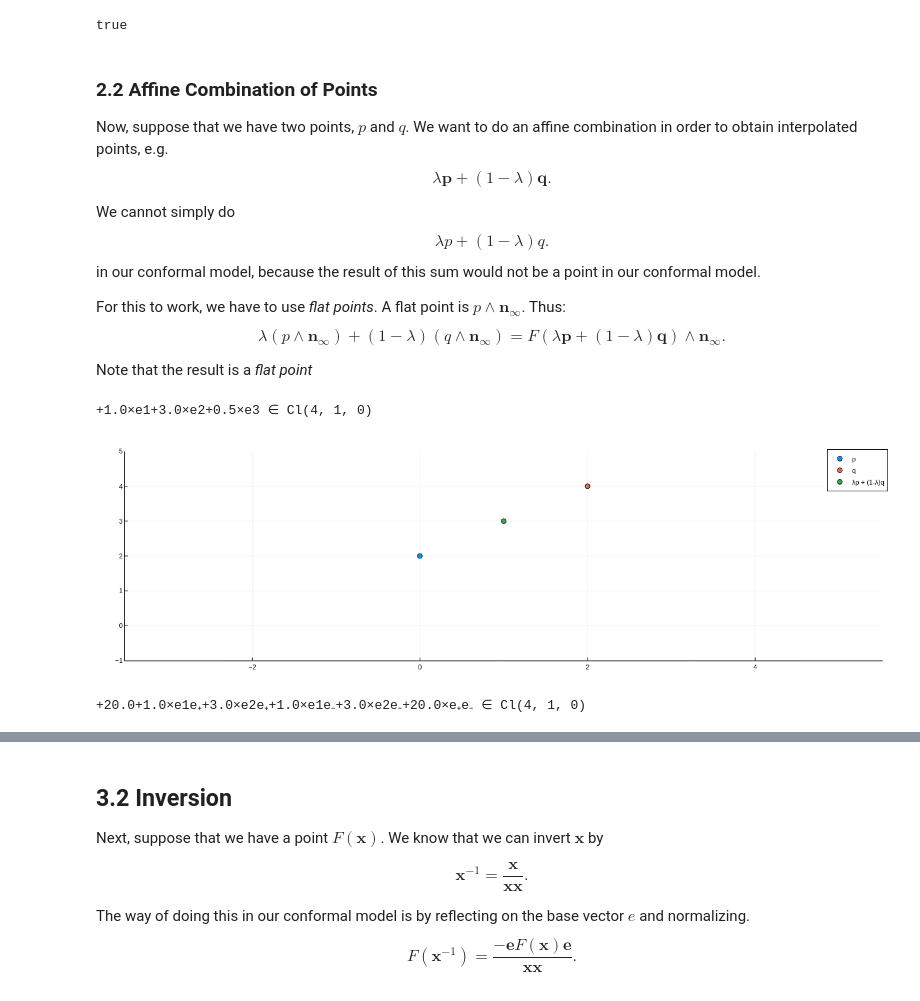
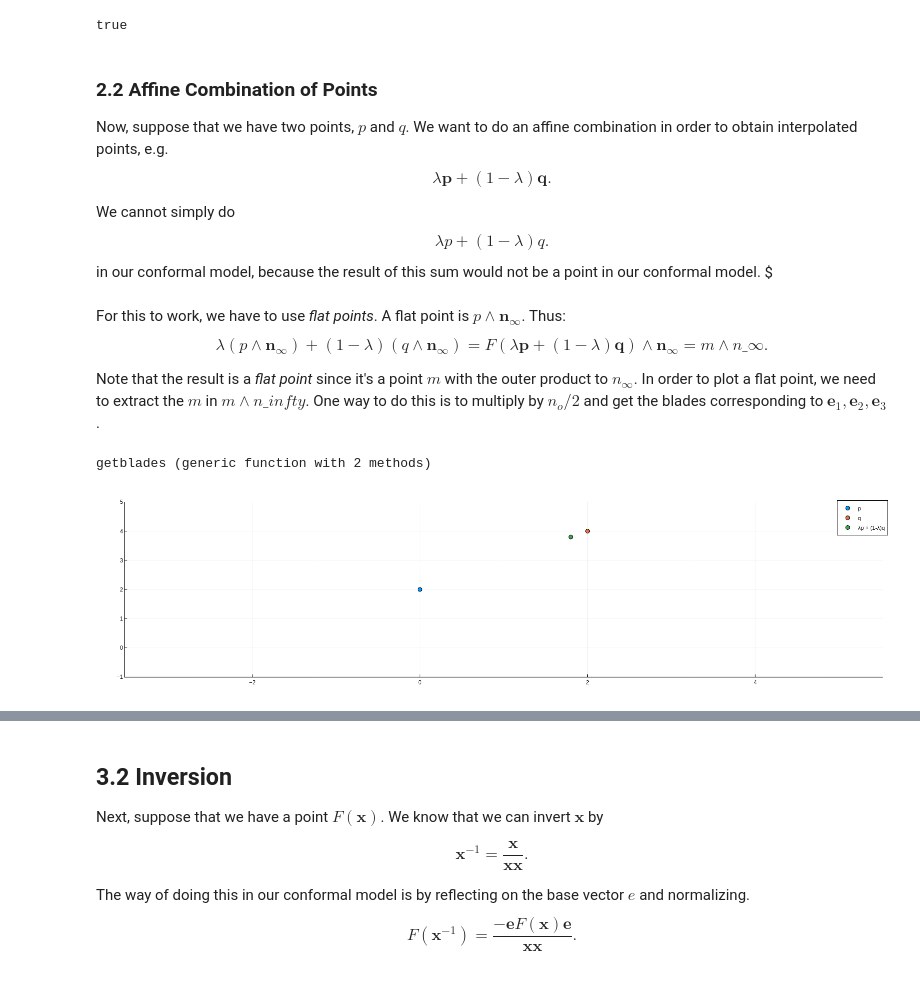
Before and after one commit to davibarreira/Julia_Tutorials, a Jupyter notebook: GeometricAlgebra/4 - Conformal Geometric Algebra.ipynb, the cells around one changed output, grey strips where cells are left out. Saved outputs shown, nothing was run; the diff lists cells and outputs as text; code cells hidden in the pictures.

Commit message:
:wrench: Starting notes on the Homogeneous model.

```diff
--- a/GeometricAlgebra/4 - Conformal Geometric Algebra.ipynb
+++ b/GeometricAlgebra/4 - Conformal Geometric Algebra.ipynb
@@ -167,39 +167,34 @@ $$
 $$
 in our conformal model, because the result of
 this sum would not be a point in our conformal model.
-
-For this to work, we have to use *flat points*. A flat point is $p \wedge \mathbf n_\infty$.
-Thus:
-$$
-\lambda(p\wedge \mathbf n_\infty) + (1-\lambda) (q \wedge \mathbf n_\infty) =
-F(\lambda\mathbf p + (1-\lambda) \mathbf q)
-\wedge \mathbf n_\infty.
-$$
-
-Note that the result is a *flat point*
+$
+# %% [markdown]
+For this to work, we have to use *flat points*. A flat point is $p \wedge \mathbf n_\infty$.
+Thus:
+$$
+\lambda(p\wedge \mathbf n_\infty) + (1-\lambda) (q \wedge \mathbf n_\infty) =
+F(\lambda\mathbf p + (1-\lambda) \mathbf q)
+\wedge \mathbf n_\infty = m\wedge n\_\infty.
+$$
+
+Note that the result is a *flat point* since it's a point $m$ with the outer product to $n_\infty$.
+In order to plot a flat point, we need to extract the $m$ in $m \wedge n\_infty$. One way to do this
+is to multiply by $n_o/2$ and get the blades corresponding to $\mathbf e_1, \mathbf e_2, \mathbf e_3$.
 # %%
 function getblades(x,blades = [:e1,:e2,:e3])
     cl = algebra(x)
-    mapreduce(b->reduce(*,getproperty.([m,cl],b)),+,[:e1,:e2,:e3])
+    mapreduce(b->reduce(*,getproperty.([x,cl],b)),+,[:e1,:e2,:e3])
 end
-
-getblades(m)
 # %% [output]
-+1.0×e1+3.0×e2+0.5×e3 ∈ Cl(4, 1, 0)
+getblades (generic function with 2 methods)
 # %%
 p = point(0,2,0)
 q = point(2,4,1)
-λ = 0.5
-m = (λ*(p ∧ n∞) + (1-λ)*(q ∧ n∞))*no/2
-# m = λ*[p.e1,p.e2] + (1-λ)*[q.e1,q.e2]
+λ = 0.1
+m = F(getblades((λ*(p ∧ n∞) + (1-λ)*(q ∧ n∞))*no/2))
 
 p1 = scatter([p.e1],[p.e2],label="p")
 p1 = scatter!([q.e1],[q.e2],label="q", aspect_ratio=1,ylims=(-1,5))
 p1 = scatter!([m.e1],[m.e2],legend=true,label="λp + (1-λ)q")
-# p1 = scatter!([m[1]],[m[2]],legend=true,label="λp + (1-λ)q")
 # %% [output]
-[figure, old version]
+[figure, new version]
-# %%
-m ⋅ m
-# %% [output]
-+20.0+1.0×e1e₊+3.0×e2e₊+1.0×e1e₋+3.0×e2e₋+20.0×e₊e₋ ∈ Cl(4, 1, 0)
```
Also changed, not shown: parts of 8 cells of this notebook, 1 other file.
